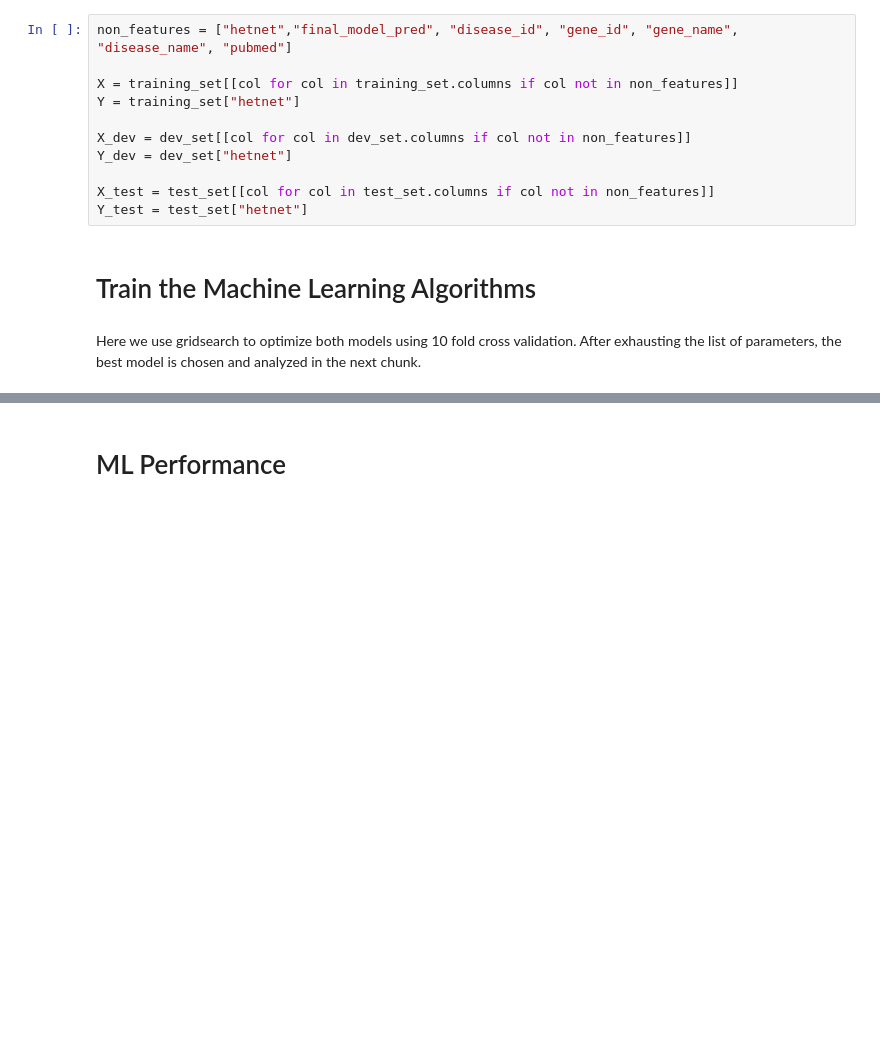
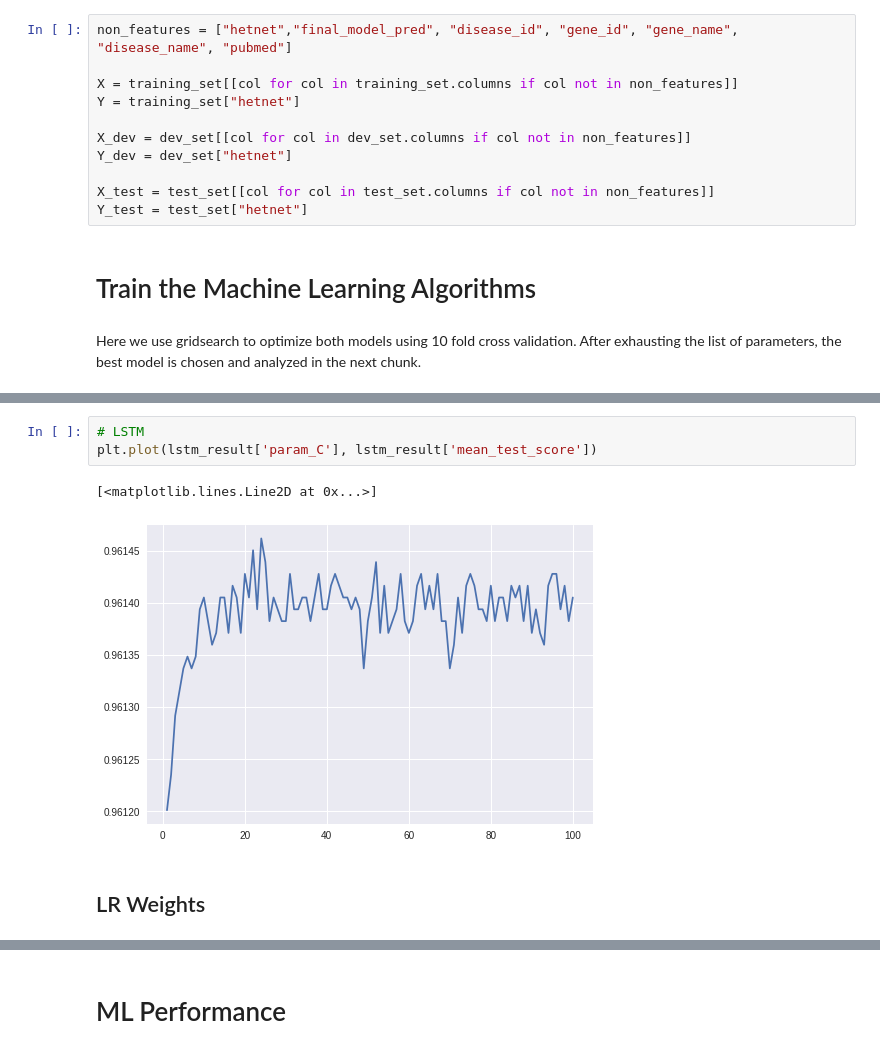
Before and after one commit to greenelab/snorkeling, a Jupyter notebook: All_Relationships/9.entity_prediction.ipynb, the cells around one changed output, grey strips where cells are left out. Saved outputs shown, nothing was run; the diff lists cells and outputs as text; blank space fills up the shorter version.

```diff
--- a/All_Relationships/9.entity_prediction.ipynb
+++ b/All_Relationships/9.entity_prediction.ipynb
@@ -139,3 +145,11 @@ Wall time: 21min 44s
+# %%
+# LSTM
+plt.plot(lstm_result['param_C'], lstm_result['mean_test_score'])
+# %% [output]
+[<matplotlib.lines.Line2D at 0x...>]
+[figure, added]
+# %% [markdown]
+## LR Weights
 # %%
 zip(final_models[0].best_estimator_.coef_[0], [col for col in training_set.columns if col not in lstm_features+non_features])
 # %% [output]
```
Also changed, not shown: parts of 14 cells of this notebook, 1 other file.
